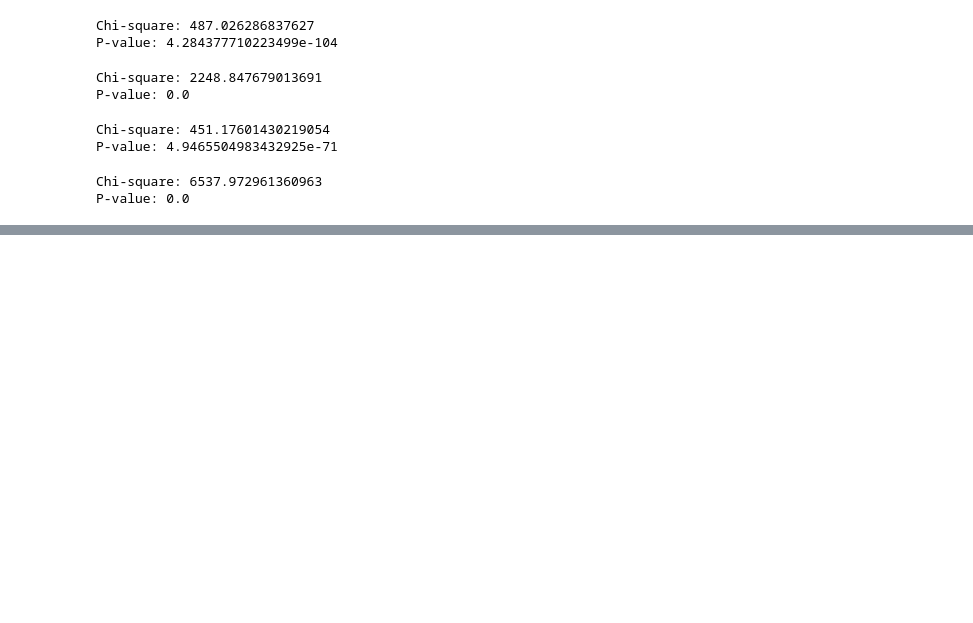
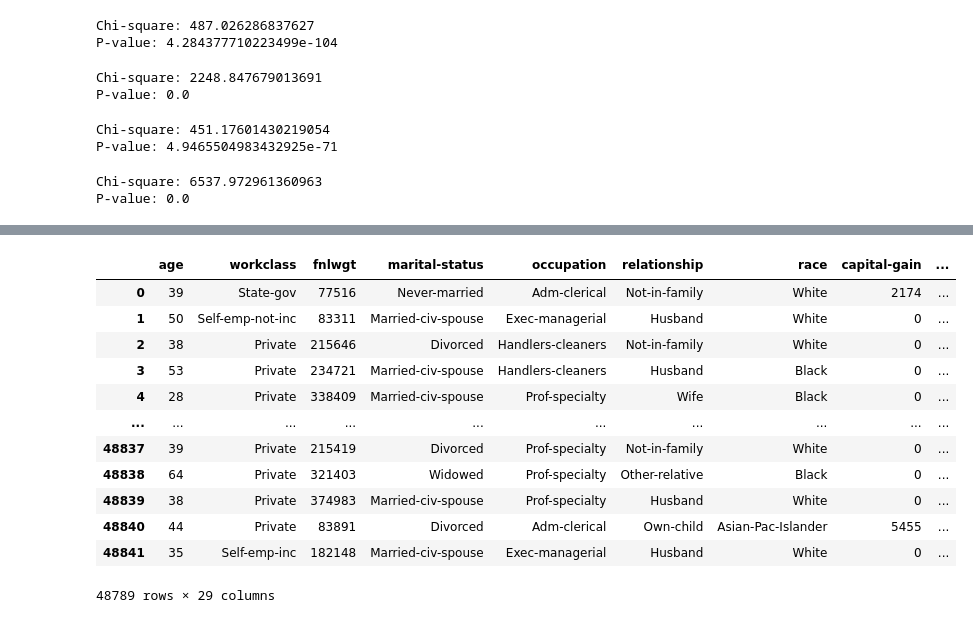
Before and after one commit to subodhbhatta67/Supervised-Learning-Models-, a Jupyter notebook: supervised_learning.ipynb, the cells around one changed output, grey strips where cells are left out. Saved outputs shown, nothing was run; the diff lists cells and outputs as text; code cells hidden in the pictures; blank space fills up the shorter version.

```diff
--- a/supervised_learning.ipynb
+++ b/supervised_learning.ipynb
@@ -448,0 +493,5 @@ print(cramers_v(df['native-country'], df['income']))
+# %%
+cat_cols = df.select_dtypes(include=['object']).columns
+
+for col in cat_cols:
+    df[col] = df[col].fillna(df[col].mode()[0])
@@ -448,0 +522,2 @@ print(cramers_v(df['native-country'], df['income']))
+# %%
+df.drop_duplicates(inplace=True)
@@ -448,0 +641,4 @@ print(cramers_v(df['native-country'], df['income']))
+# %%
+df = df.drop(columns=['education-num'])
+
+df = pd.get_dummies(df, columns=['education'], dtype=int)
@@ -448,0 +689,23 @@ print(cramers_v(df['native-country'], df['income']))
+# %%
+df['is_female'] = df['sex'].map({
+    'Female': 1,
+    'Male': 0
+})
+
+df = df.drop(columns=['sex'])
+# %%
+df
+# %% [output]
+|  | age | workclass | fnlwgt | marital-status | occupation | relationship | race | capital-gain | ... |
+| 0 | 39 | State-gov | 77516 | Never-married | Adm-clerical | Not-in-family | White | 2174 | ... |
+| 1 | 50 | Self-emp-not-inc | 83311 | Married-civ-spouse | Exec-managerial | Husband | White | 0 | ... |
+| 2 | 38 | Private | 215646 | Divorced | Handlers-cleaners | Not-in-family | White | 0 | ... |
+| 3 | 53 | Private | 234721 | Married-civ-spouse | Handlers-cleaners | Husband | Black | 0 | ... |
+| 4 | 28 | Private | 338409 | Married-civ-spouse | Prof-specialty | Wife | Black | 0 | ... |
+| ... | ... | ... | ... | ... | ... | ... | ... | ... | ... |
+| 48837 | 39 | Private | 215419 | Divorced | Prof-specialty | Not-in-family | White | 0 | ... |
+| 48838 | 64 | Private | 321403 | Widowed | Prof-specialty | Other-relative | Black | 0 | ... |
+| 48839 | 38 | Private | 374983 | Married-civ-spouse | Prof-specialty | Husband | White | 0 | ... |
+| 48840 | 44 | Private | 83891 | Divorced | Adm-clerical | Own-child | Asian-Pac-Islander | 5455 | ... |
+| 48841 | 35 | Self-emp-inc | 182148 | Married-civ-spouse | Exec-managerial | Husband | White | 0 | ... |
+48789 rows × 29 columns
```
Also changed, not shown: parts of 28 cells of this notebook.
